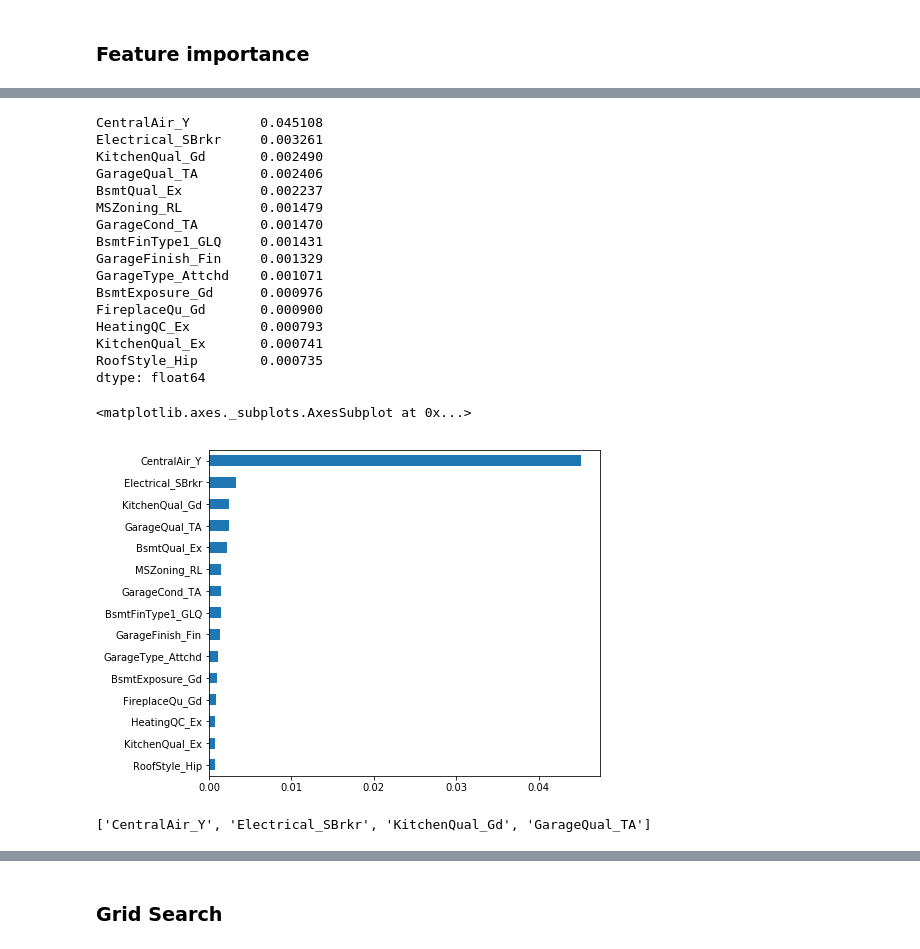
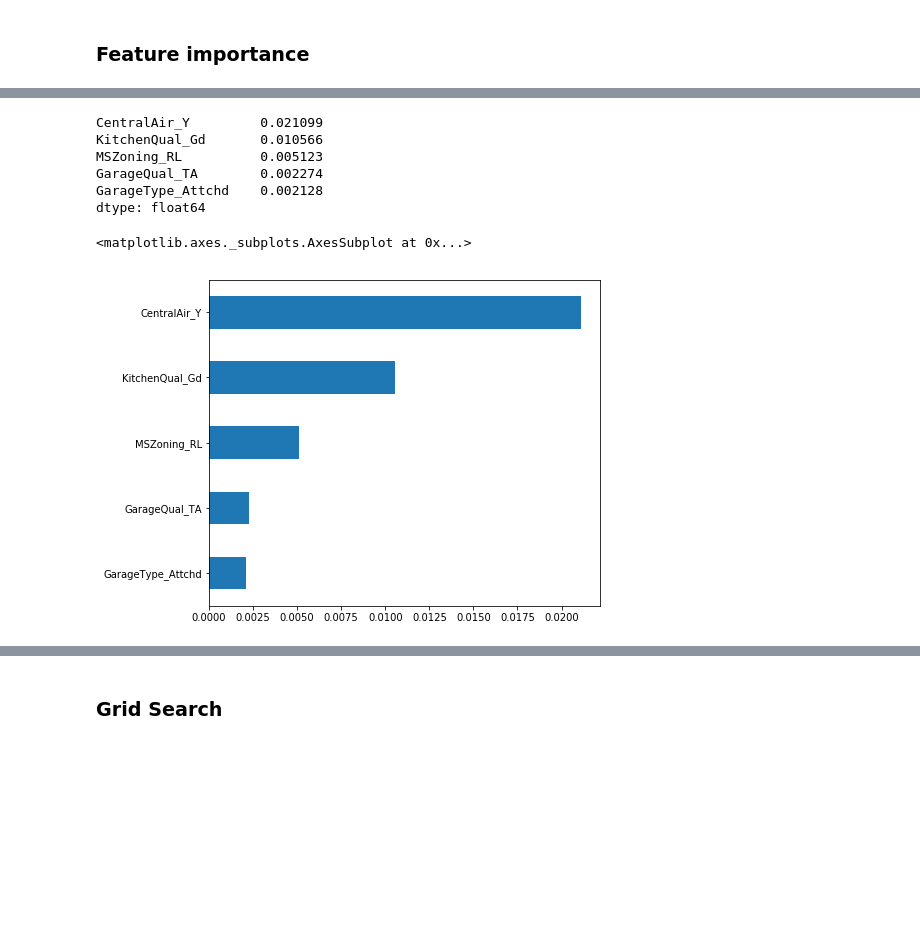
Before and after one commit to dsjoench/Advanced-Regression-on-housing-price, a Jupyter notebook: Building Models.ipynb, the cells around one changed output, grey strips where cells are left out. Drawn from its saved outputs; the diff is of its cells as text; code cells hidden in the pictures; blank space fills up the shorter version.

```diff
--- a/Building Models.ipynb
+++ b/Building Models.ipynb
@@ -149,13 +152,16 @@ Index(['MSZoning_C (all)', 'MSZoning_FV', 'MSZoning_RH', 'MSZoning_RL',
 
 train_feature['TotalSF'] = train_feature['TotalBsmtSF'] + train_feature['1stFlrSF'] + train_feature['2ndFlrSF']
 test_feature['TotalSF'] = test_feature['TotalBsmtSF'] + test_feature['1stFlrSF'] + test_feature['2ndFlrSF']
+# %%
+train_feature['ExtraFeature'] = train_feature['GrLivArea'] + train_feature['1stFlrSF'] + train_feature['2ndFlrSF']
+test_feature['ExtraFeature'] = test_feature['GrLivArea'] + test_feature['1stFlrSF'] + test_feature['2ndFlrSF']
 # %%
-selected_var_feature = ['OverallQual', 'GrLivArea', 'GarageCars',
-       'TotalBsmtSF', '1stFlrSF', 'FullBath', 'YearBuilt',
+selected_var_feature = ['OverallQual','TotalSF', 'GrLivArea', 'GarageCars',
+       'TotalBsmtSF',  'FullBath', 'YearBuilt',
        'YearRemodAdd', 'Fireplaces', 'BsmtFinSF1',
-        'WoodDeckSF', '2ndFlrSF', 'OpenPorchSF', 'HalfBath',
+        'WoodDeckSF', 'OpenPorchSF', 'HalfBath',
        'LotArea', 'BsmtFullBath', 'BsmtUnfSF', 'BedroomAbvGr', 'ScreenPorch',
-       'PoolArea', 'MoSold', '3SsnPorch', 'BsmtFinSF2', 'BsmtHalfBath','TotalSF']
+       'PoolArea', 'MoSold', '3SsnPorch', 'BsmtFinSF2', 'BsmtHalfBath']
 
 
 selected_cat_feature = ['BsmtQual_Ex', 'KitchenQual_Ex', 'Foundation_PConc',
@@ -166,7 +172,7 @@ selected_cat_feature = ['BsmtQual_Ex', 'KitchenQual_Ex', 'Foundation_PConc',
        'BsmtExposure_Gd', 'Exterior2nd_VinylSd', 'Exterior1st_VinylSd',
        'GarageCond_TA', 'FireplaceQu_Ex', 'CentralAir_Y', 'GarageQual_TA',
        'MSZoning_RL', 'HouseStyle_2Story', 'RoofStyle_Hip',
-       'GarageType_BuiltIn', 'BsmtQual_Gd','HouseStyle_2Story', 'Electrical_SBrkr', 'RoofStyle_Hip']
+       'GarageType_BuiltIn', 'BsmtQual_Gd', 'Electrical_SBrkr']
 
 
 selected_total_feature =selected_var_feature + selected_cat_feature
@@ -317,27 +324,17 @@ dtype: float64
 # %%
 ### Plotting feature importance for categorical variables
-k = 15
+k = 5
 feature_importances = pd.Series(rf.feature_importances_, index=X.columns)
 print(feature_importances[selected_cat_feature].nlargest(k))
 top_features = feature_importances[selected_cat_feature].nlargest(k)
 top_features.sort_values(inplace=True)
 top_features.plot(kind='barh', figsize=(7,6))
 # %% [output]
-CentralAir_Y         0.045108
-Electrical_SBrkr     0.003261
-KitchenQual_Gd       0.002490
-GarageQual_TA        0.002406
-BsmtQual_Ex          0.002237
-MSZoning_RL          0.001479
-GarageCond_TA        0.001470
-BsmtFinType1_GLQ     0.001431
-GarageFinish_Fin     0.001329
-GarageType_Attchd    0.001071
-BsmtExposure_Gd      0.000976
-FireplaceQu_Gd       0.000900
-HeatingQC_Ex         0.000793
-KitchenQual_Ex       0.000741
-RoofStyle_Hip        0.000735
+CentralAir_Y         0.021099
+KitchenQual_Gd       0.010566
+MSZoning_RL          0.005123
+GarageQual_TA        0.002274
+GarageType_Attchd    0.002128
 dtype: float64
 <matplotlib.axes._subplots.AxesSubplot at 0x...>
-[figure, old version]
+[figure, new version]
@@ -346,4 +340,0 @@ cat_feature_engineer = list(feature_importances[selected_cat_feature].sort_value
-# %%
-cat_feature_engineer
-# %% [output]
-['CentralAir_Y', 'Electrical_SBrkr', 'KitchenQual_Gd', 'GarageQual_TA']
```
Also changed, not shown: parts of 28 cells of this notebook, 3 other files.
